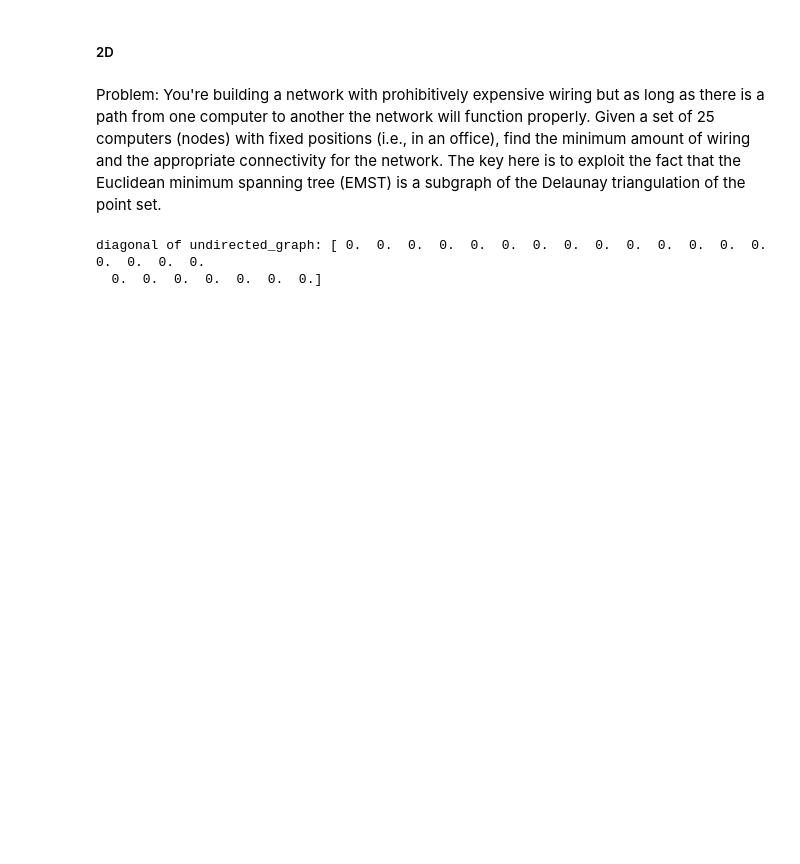
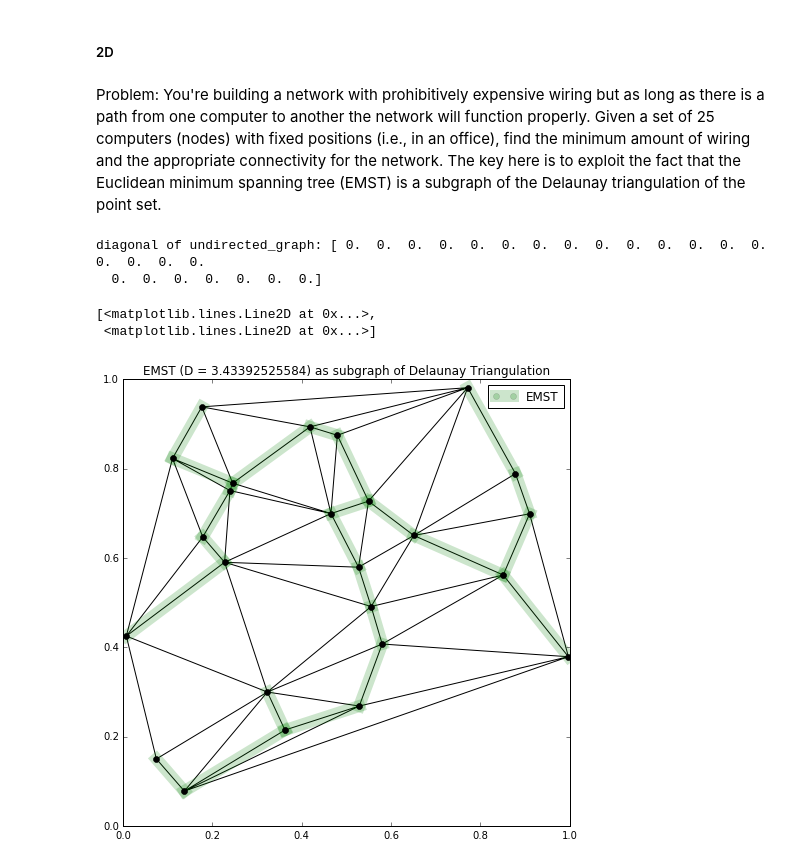
Before and after one commit to tylerjereddy/pycon-2016, a Jupyter notebook: computational_geometry_tutorial.ipynb, the cells around one changed output. Cells and saved outputs as stored; diff of their text form; code cells hidden in the pictures; blank space fills up the shorter version.

Commit message:
Finished up the draft of the Delaunay 2D applied problem example, which now nicely demonstrates the power of Delaunay in calculating the EMST.

```diff
--- a/computational_geometry_tutorial.ipynb
+++ b/computational_geometry_tutorial.ipynb
@@ -836,27 +836,58 @@ Also note that connecting the circumcenters of the circumcircles would produce t
 # %% [markdown]
 Problem: You're building a network with prohibitively expensive wiring but as long as there is a path from one computer to another the network will function properly. Given a set of 25 computers (nodes) with fixed positions (i.e., in an office), find the minimum amount of wiring and the appropriate connectivity for the network. The key here is to exploit the fact that the Euclidean minimum spanning tree (EMST) is a subgraph of the Delaunay triangulation of the point set.
 # %%
+import itertools
+
 computer_positions = np.random.random_sample((25,2))
 tri = scipy.spatial.Delaunay(computer_positions)
 #need undirected graph data in a format ready for scipy.sparse.csgraph.minimum_spanning_tree
 #this will be an NxN symmetric matrix with Euclidean distances for direct connections in the triangulation, and 0 for "self" and other points that are not connected
 
 #so we effectively want a special distance matrix, which means we need to know which points are connected, so we will likely have to use the simplices attribute of tri
 
 triangle_indices = tri.simplices #has shape (n_triangles, 3)
 
 #iterate through the triangle indices and populate a template distance matrix (default 0 for no connection)
 undirected_graph = np.zeros((25,25))
 
 for triangle_index_array in triangle_indices:
     equivalent_coordinate_array = tri.points[triangle_index_array]
     distance_array = scipy.spatial.distance.pdist(equivalent_coordinate_array)
     undirected_graph[triangle_index_array[0],triangle_index_array[1]] = distance_array[0]
     undirected_graph[triangle_index_array[0],triangle_index_array[2]] = distance_array[1]
     undirected_graph[triangle_index_array[1],triangle_index_array[2]] = distance_array[2]
 
 #sanity check: no point should be connected to itself (all diagonal values zero)
 print 'diagonal of undirected_graph:', np.diag(undirected_graph)
+
+sparse_result = scipy.sparse.csgraph.minimum_spanning_tree(undirected_graph)
+
+#iterate through sparse matrix, plotting and adding up distances
+fig_emst = plt.figure()
+fig_emst.set_size_inches(8,8)
+ax = fig_emst.add_subplot(111,aspect='equal')
+
+cx = sparse_result.tocoo() #convert to coordinate representation of matrix
+label = 0
+total_distance = 0
+for i,j,v in itertools.izip(cx.row, cx.col, cx.data):
+    if v != 0: #there's an edge if nonzero
+        p1 = computer_positions[i]
+        p2 = computer_positions[j]
+        total_distance += v
+        if not label:
+            ax.plot([p1[0],p2[0]],[p1[1],p2[1]],c='green',ls='-',marker='o', label = 'EMST', alpha = 0.2, lw =12)
+            label += 1
+        else:
+            ax.plot([p1[0],p2[0]],[p1[1],p2[1]],c='green',ls='-',marker='o', alpha = 0.2, lw = 12)
+ax.legend()
+ax.set_title('EMST (D = {dist}) as subgraph of Delaunay Triangulation'.format(dist=total_distance))
+
+#overlay the original triangulation for comparison
+ax.triplot(computer_positions[...,0], computer_positions[...,1], triangle_indices, c = 'k',marker = 'o')
 # %% [output]
 diagonal of undirected_graph: [ 0.  0.  0.  0.  0.  0.  0.  0.  0.  0.  0.  0.  0.  0.  0.  0.  0.  0.
   0.  0.  0.  0.  0.  0.  0.]
+[<matplotlib.lines.Line2D at 0x...>,
+ <matplotlib.lines.Line2D at 0x...>]
+[figure, added]
```
